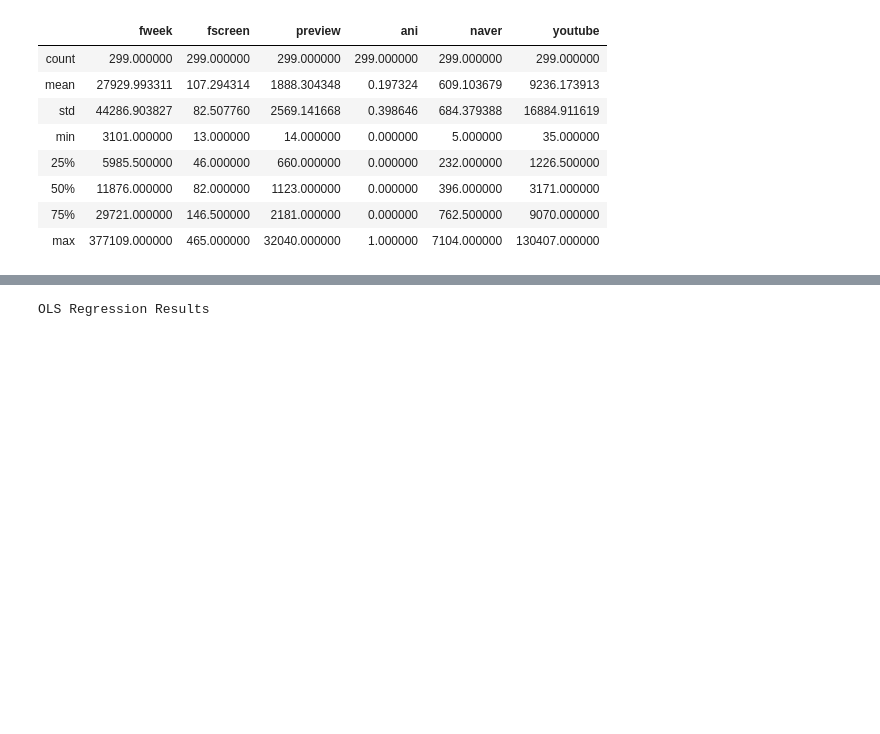
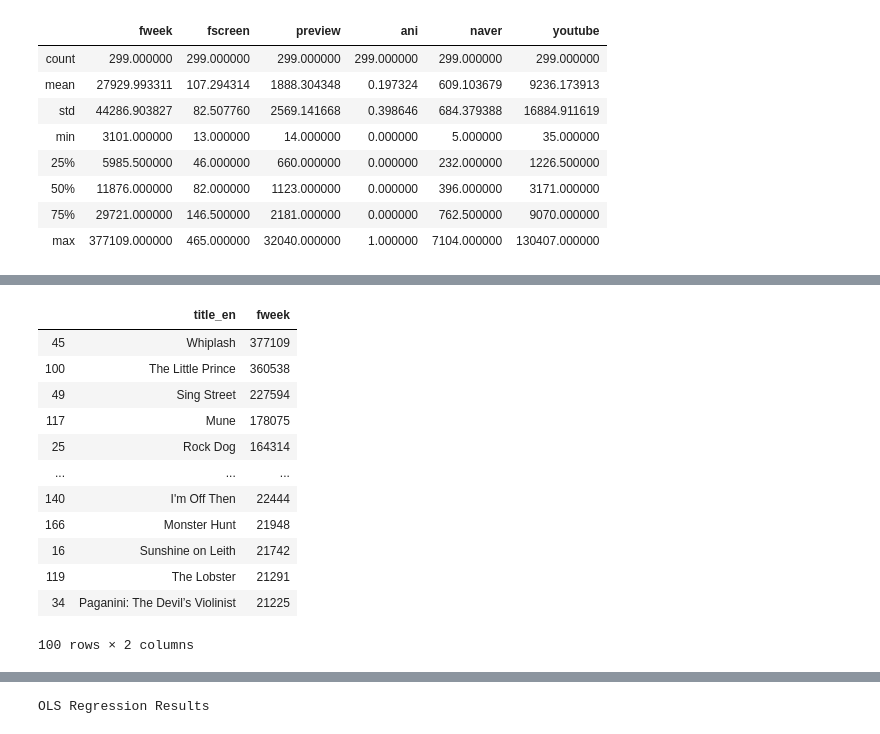
Before and after one commit to jongwonIee/multi-dimensional-visualization-with-python, a Jupyter notebook: multi-dimension-regression-visualization.ipynb, the cells around one changed output, grey strips where cells are left out. Saved outputs shown, nothing was run; the diff lists cells and outputs as text; code cells hidden in the pictures; blank space fills up the shorter version.

```diff
--- a/multi-dimension-regression-visualization.ipynb
+++ b/multi-dimension-regression-visualization.ipynb
@@ -51,0 +61,17 @@ df[cols_with_Y].describe()
+# %%
+data = df[['title_en', 'fweek']].sort_values(by ='fweek', ascending=False)
+data.head(100)
+# %% [output]
+|  | title_en | fweek |
+| 45 | Whiplash | 377109 |
+| 100 | The Little Prince | 360538 |
+| 49 | Sing Street | 227594 |
+| 117 | Mune | 178075 |
+| 25 | Rock Dog | 164314 |
+| ... | ... | ... |
+| 140 | I'm Off Then | 22444 |
+| 166 | Monster Hunt | 21948 |
+| 16 | Sunshine on Leith | 21742 |
+| 119 | The Lobster | 21291 |
+| 34 | Paganini: The Devil’s Violinist | 21225 |
+100 rows × 2 columns
```
Also changed, not shown: parts of 10 cells of this notebook, 1 other file.
